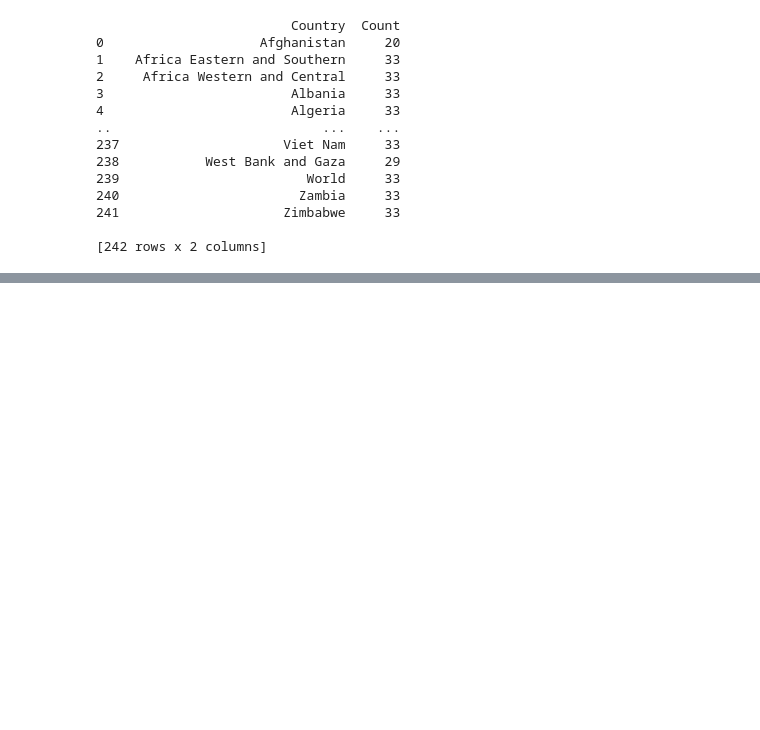
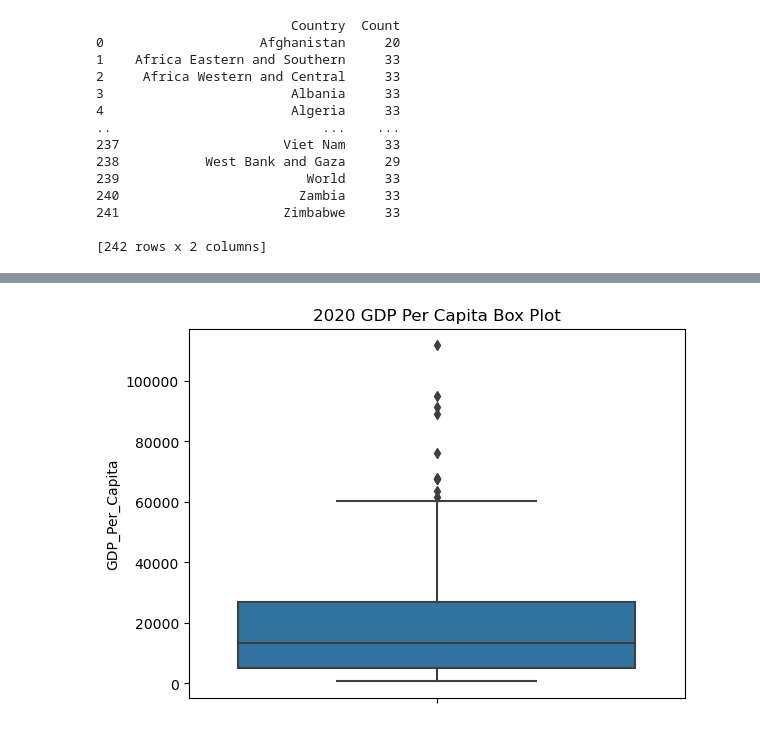
Before and after one commit to NSS-Data-Analytics-Cohort-10/gdp-and-internet-usage-elisianguyen, a Jupyter notebook: notebooks/gdp_and_internet_usage.ipynb, the cells around one changed output, grey strips where cells are left out. Cells and saved outputs as stored; diff of their text form; code cells hidden in the pictures; blank space fills up the shorter version.

```diff
--- a/notebooks/gdp_and_internet_usage.ipynb
+++ b/notebooks/gdp_and_internet_usage.ipynb
@@ -119,0 +164,6 @@ not_33.sort_values("Count")
+# %%
+sns.boxplot(y=gdp_2020["GDP_Per_Capita"])
+plt.title("2020 GDP Per Capita Box Plot")
+plt.show()
+# %% [output]
+[figure, added]
```
Also changed, not shown: parts of 47 cells of this notebook.
